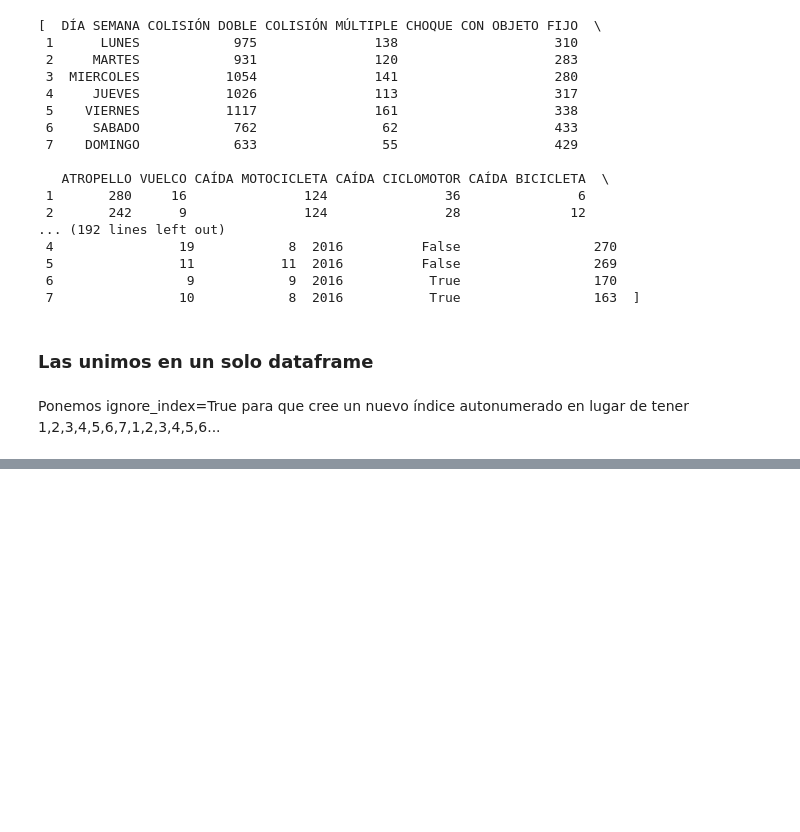
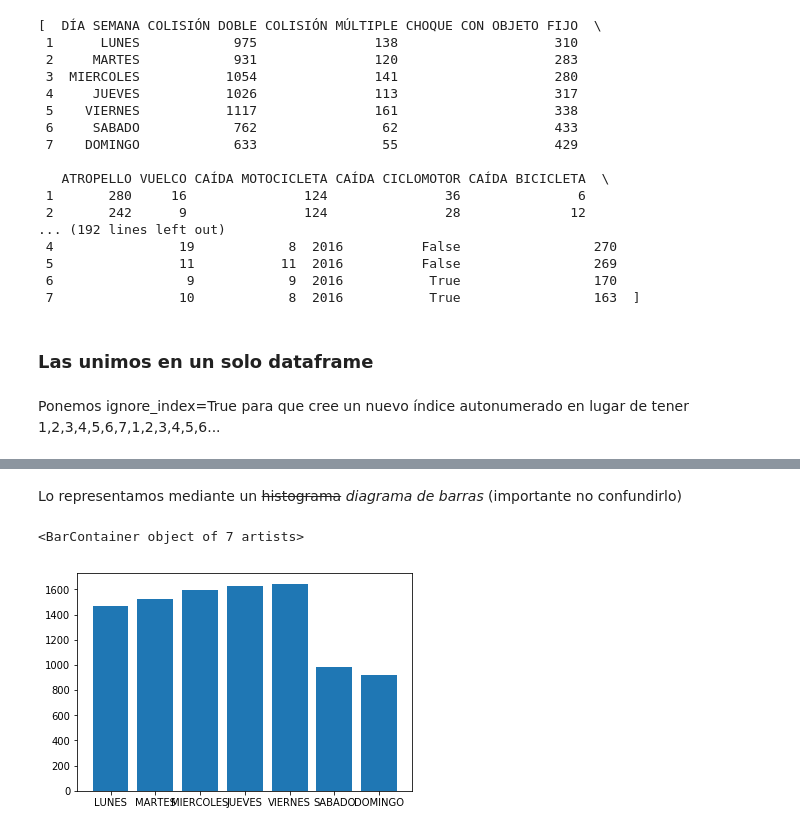
Before and after one commit to huanlui/accidentes-madrid-pandas-pyplot, a Jupyter notebook: Accidentes_Madrid.ipynb, the cells around one changed output, grey strips where cells are left out. Saved outputs shown, nothing was run; the diff lists cells and outputs as text; code cells hidden in the pictures; blank space fills up the shorter version.

Commit message:
Distribución de accidentes en vehículos de dos ruedas por día de la semana desde los años 2009 a 2016

```diff
--- a/Accidentes_Madrid.ipynb
+++ b/Accidentes_Madrid.ipynb
@@ -254,0 +264,3 @@ all_accidents
+# %%
+accidentes_por_dia = all_accidents.groupby("DÍA SEMANA")["VEHÍCULO DOS RUEDAS"].sum()
+accidentes_por_dia
@@ -254,0 +277,14 @@ all_accidents
+# %% [markdown]
+Lo representamos mediante un ~~histograma~~ *diagrama de barras* (importante no confundirlo)
+# %%
+import matplotlib.pyplot as plt
+(figure,axes) = plt.subplots(1,1)
+
+dias= ["LUNES", "MARTES", "MIERCOLES","JUEVES" ,"VIERNES", "SABADO", "DOMINGO"]
+accidentes = list(map(lambda dia: accidentes_por_dia[dia], dias))
+
+accidentes
+axes.bar(dias,accidentes)
+# %% [output]
+<BarContainer object of 7 artists>
+[figure, added]
```
Also changed, not shown: parts of 7 cells of this notebook.
